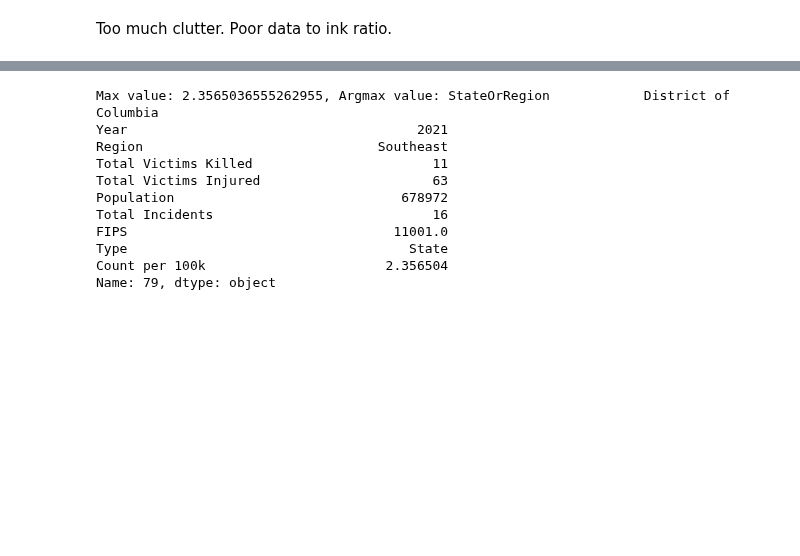
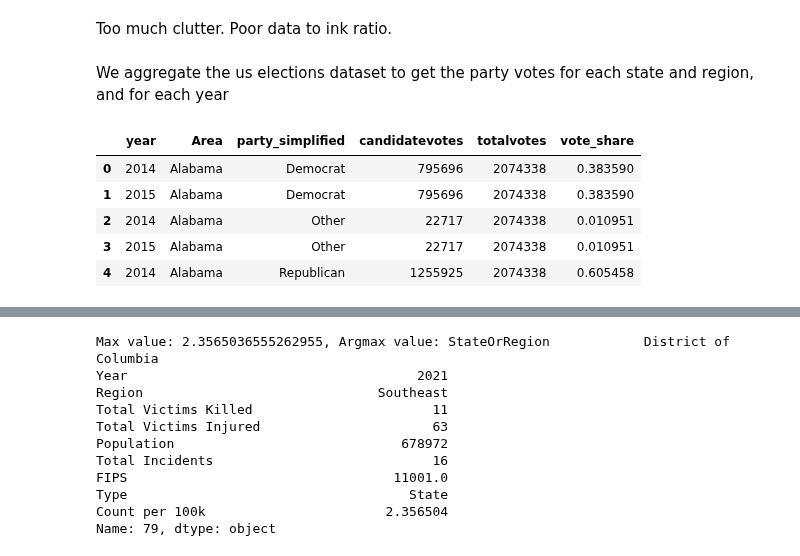
Before and after one commit to JoelSoleCasale/VI2_GunViolence, a Jupyter notebook: Q1.ipynb, the cells around one changed output, grey strips where cells are left out. Cells and saved outputs as stored; diff of their text form; code cells hidden in the pictures; blank space fills up the shorter version.

Commit message:
Q1 election data preprocessing

```diff
--- a/Q1.ipynb
+++ b/Q1.ipynb
@@ -327,6 +327,81 @@ final_chart
 [interactive output not drawn]
 # %% [markdown]
 Too much clutter. Poor data to ink ratio.
+# %% [markdown]
+We aggregate the us elections dataset to get the party votes for each state and region, and for each year
+# %%
+us_elections_data = pd.read_csv('data/1976-2020-president.csv')
+
+us_elections_data = us_elections_data[us_elections_data['year'] >= 2012]
+
+# ensure the state names coincide with the state_data
+us_elections_data['state'] = us_elections_data['state'].str.title()
+us_elections_data['state'] = us_elections_data['state'].replace('District Of Columbia', 'District of Columbia')
+
+us_elections_data['party_simplified'] = us_elections_data['party_simplified'].str.title()
+
+# keep only the year, state, party_siplified, candidatevotes and totalvotes
+us_elections_data = us_elections_data[['year', 'state', 'party_simplified', 'candidatevotes', 'totalvotes']]
+
+us_elections_data['party_simplified'] = us_elections_data['party_simplified'].replace('LIBERTARIAN', 'OTHER')
+
+state_election_df = us_elections_data.groupby(['year', 'state', 'party_simplified']).agg({
+    'candidatevotes': 'sum',
+    'totalvotes': 'first'
+}).reset_index()
+
+
+region_election_df = state_election_df.merge(state_data, left_on='state', right_on='State')
+
+assert len(region_election_df) == len(state_election_df)
+
+region_election_df = region_election_df.groupby(['year', 'region', 'party_simplified']).agg({
+    'candidatevotes': 'sum',
+    'totalvotes': 'sum'
+}).reset_index()
+
+state_election_df['vote_share'] = state_election_df['candidatevotes'] / state_election_df['totalvotes']
+
+region_election_df['vote_share'] = region_election_df['candidatevotes'] / region_election_df['totalvotes']
+
+# add the United States
+us_election_df = state_election_df.groupby(['year', 'party_simplified']).agg({
+    'candidatevotes': 'sum',
+    'totalvotes': 'sum'
+}).reset_index()
+
+us_election_df['vote_share'] = us_election_df['candidatevotes'] / us_election_df['totalvotes']
+
+us_election_df['Area'] = 'United States'
+
+area_election_df = pd.concat([
+    state_election_df.rename(columns={'state': 'Area'}),
+    region_election_df.rename(columns={'region': 'Area'}),
+    us_election_df
+]).reset_index(drop=True)
+
+# Function to expand rows to cover four years in office
+def expand_years(df):
+    expanded_rows = []
+    for _, row in df.iterrows():
+        for year_offset in range(4):
+            new_row = row.copy()
+            new_row['year'] = row['year'] + year_offset
+            expanded_rows.append(new_row)
+    return pd.DataFrame(expanded_rows).reset_index(drop=True)
+
+area_election_df = expand_years(area_election_df)
+
+area_election_df = area_election_df[area_election_df['year'] >= 2014].reset_index(drop=True)
+
+area_election_df.head()
+# %% [output]
+|  | year | Area | party_simplified | candidatevotes | totalvotes | vote_share |
+| 0 | 2014 | Alabama | Democrat | 795696 | 2074338 | 0.383590 |
+| 1 | 2015 | Alabama | Democrat | 795696 | 2074338 | 0.383590 |
+| 2 | 2014 | Alabama | Other | 22717 | 2074338 | 0.010951 |
+| 3 | 2015 | Alabama | Other | 22717 | 2074338 | 0.010951 |
+| 4 | 2014 | Alabama | Republican | 1255925 | 2074338 | 0.605458 |
 # %%
 # Add colored points to the line chart in terms of the political party in power
 RDplot = alt.Chart(state_region_df).mark_point(filled=True).encode(
```
